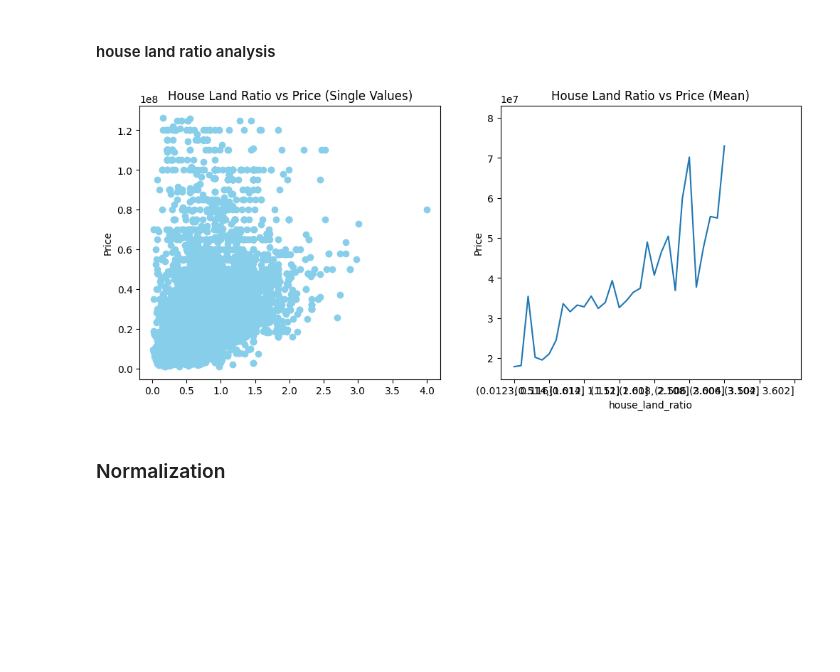
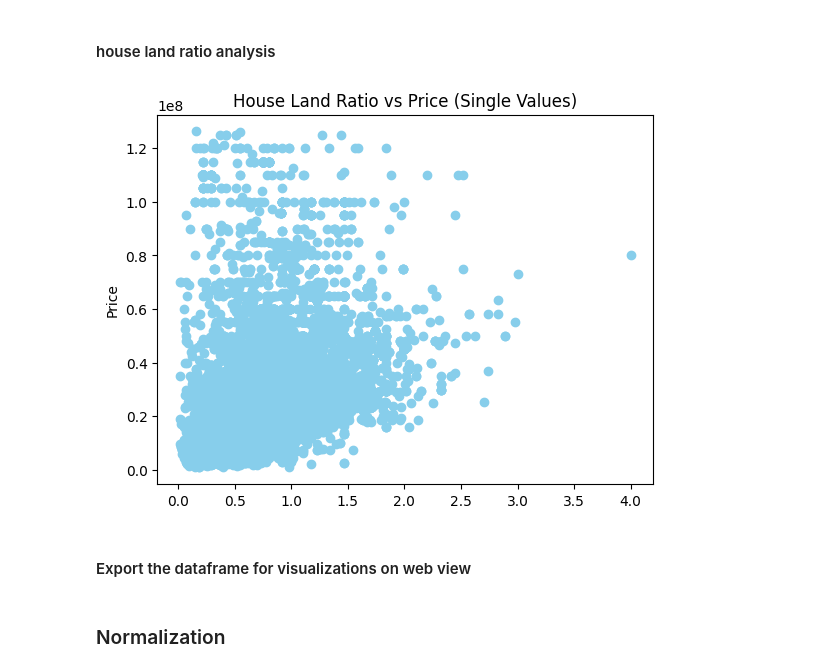
Before and after one commit to ravii-sa/house-price-prediction-fdm-miniproject, a Jupyter notebook: notebook.ipynb, the cells around one changed output. Cells and saved outputs as stored; diff of their text form; code cells hidden in the pictures; blank space fills up the shorter version.

```diff
--- a/notebook.ipynb
+++ b/notebook.ipynb
@@ -564,17 +555,12 @@ plt.show()
 # %% [markdown]
 #### house land ratio analysis
-# %%
-fig, axes = plt.subplots(nrows=1, ncols=2, figsize=(12, 5))
-
-axes[0].scatter(temp_df['house_land_ratio'], temp_df['price'], color='skyblue')
-axes[0].set_title('House Land Ratio vs Price (Single Values)')
-axes[0].set_ylabel('Price')
-
-df.groupby(pd.cut(temp_df['house_land_ratio'], bins=40))['price'].mean().plot(kind='line', ax=axes[1])
-# temp_df.groupby('house_land_ratio')['price'].mean().plot(kind='line', ax=axes[1])
-axes[1].set_title('House Land Ratio vs Price (Mean)')
-axes[1].set_ylabel('Price')
-
-plt.show()
-# %% [output]
-[figure, removed]
+# %%
+plt.scatter(temp_df['house_land_ratio'], temp_df['price'], color='skyblue')
+plt.title('House Land Ratio vs Price (Single Values)')
+plt.ylabel('Price')
+
+plt.show()
+# %% [output]
+[figure, added]
+# %% [markdown]
+#### Export the dataframe for visualizations on web view
```
Also changed, not shown: parts of 15 cells of this notebook, 9 other files.
